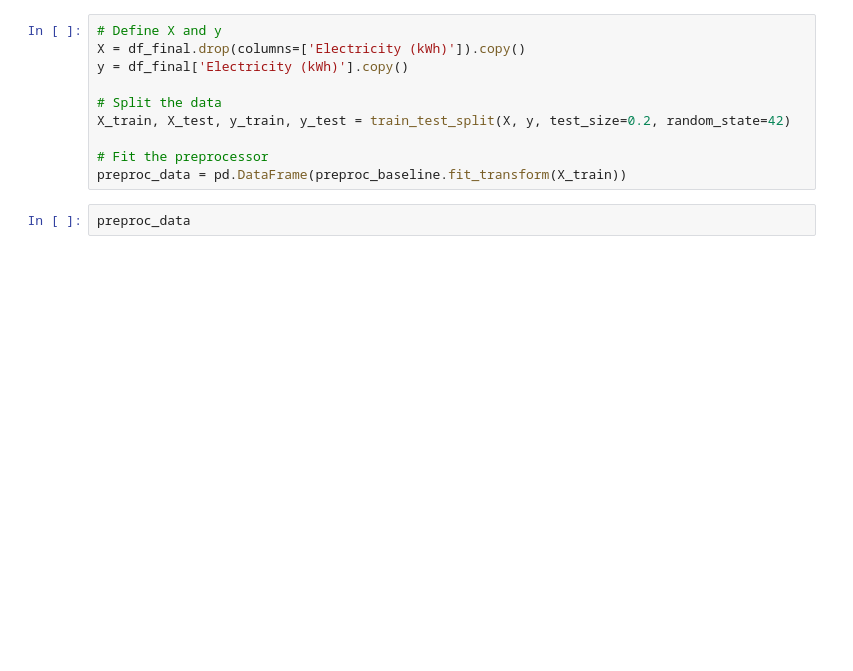
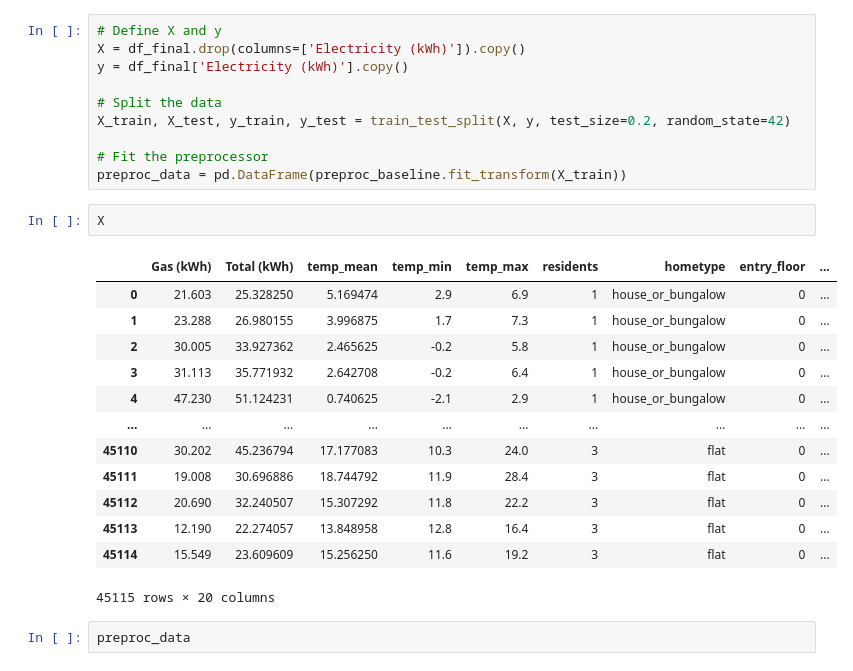
Before and after one commit to Peekaboo64534/CONSUMPTION_PREDICTION, a Jupyter notebook: jsk/notebooks/data_preprocessor.ipynb, the cells around one changed output. Cells and saved outputs as stored; diff of their text form; blank space fills up the shorter version.

```diff
--- a/jsk/notebooks/data_preprocessor.ipynb
+++ b/jsk/notebooks/data_preprocessor.ipynb
@@ -592,6 +571,22 @@ X_train, X_test, y_train, y_test = train_test_split(X, y, test_size=0.2, random_
 
 # Fit the preprocessor
 preproc_data = pd.DataFrame(preproc_baseline.fit_transform(X_train))
+# %%
+X
+# %% [output]
+|  | Gas (kWh) | Total (kWh) | temp_mean | temp_min | temp_max | residents | hometype | entry_floor | ... |
+| 0 | 21.603 | 25.328250 | 5.169474 | 2.9 | 6.9 | 1 | house_or_bungalow | 0 | ... |
+| 1 | 23.288 | 26.980155 | 3.996875 | 1.7 | 7.3 | 1 | house_or_bungalow | 0 | ... |
+| 2 | 30.005 | 33.927362 | 2.465625 | -0.2 | 5.8 | 1 | house_or_bungalow | 0 | ... |
+| 3 | 31.113 | 35.771932 | 2.642708 | -0.2 | 6.4 | 1 | house_or_bungalow | 0 | ... |
+| 4 | 47.230 | 51.124231 | 0.740625 | -2.1 | 2.9 | 1 | house_or_bungalow | 0 | ... |
+| ... | ... | ... | ... | ... | ... | ... | ... | ... | ... |
+| 45110 | 30.202 | 45.236794 | 17.177083 | 10.3 | 24.0 | 3 | flat | 0 | ... |
+| 45111 | 19.008 | 30.696886 | 18.744792 | 11.9 | 28.4 | 3 | flat | 0 | ... |
+| 45112 | 20.690 | 32.240507 | 15.307292 | 11.8 | 22.2 | 3 | flat | 0 | ... |
+| 45113 | 12.190 | 22.274057 | 13.848958 | 12.8 | 16.4 | 3 | flat | 0 | ... |
+| 45114 | 15.549 | 23.609609 | 15.256250 | 11.6 | 19.2 | 3 | flat | 0 | ... |
+45115 rows × 20 columns
 # %%
 preproc_data
 # %% [output]
```
Also changed, not shown: parts of 6 cells of this notebook, 8 other files.
